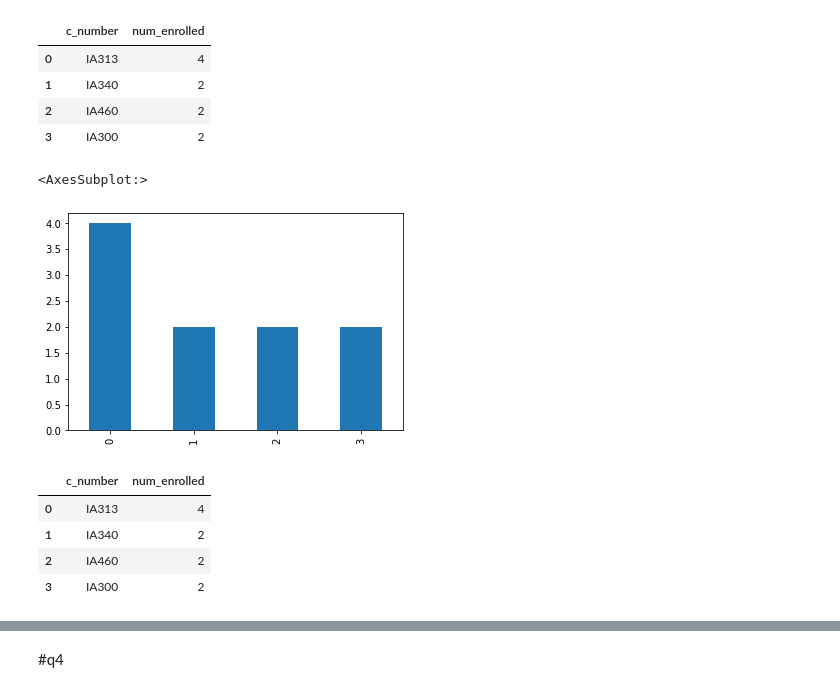
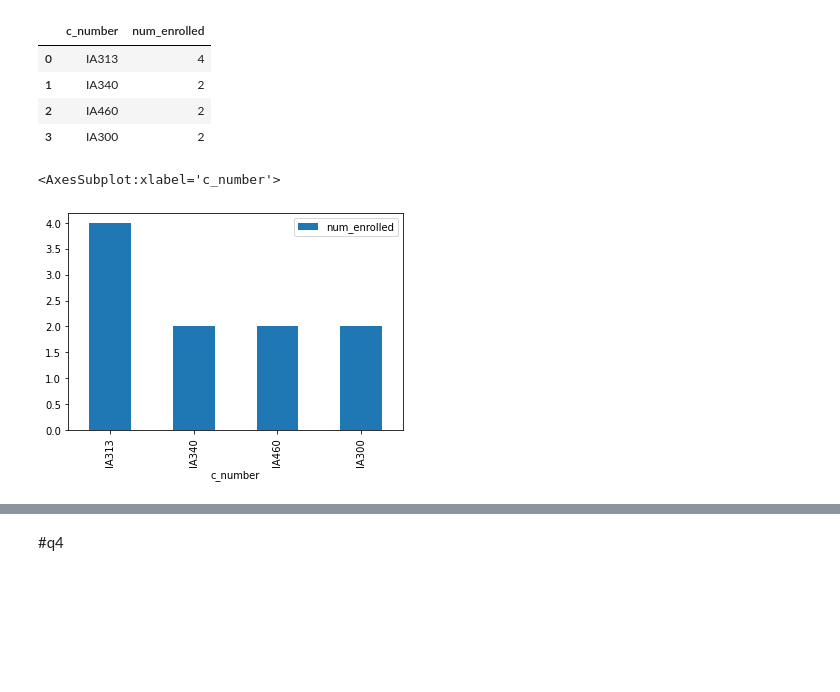
Before and after one commit to CameronWKerr/IA340, a Jupyter notebook: Lab4.ipynb, the cells around one changed output, grey strips where cells are left out. Drawn from its saved outputs; the diff is of its cells as text; code cells hidden in the pictures; blank space fills up the shorter version.

```diff
--- a/Lab4.ipynb
+++ b/Lab4.ipynb
@@ -76,7 +76,7 @@ df[:]
 | 2 | IA460 | 2 |
 | 3 | IA300 | 2 |
 # %%
-df.num_enrolled.plot.bar(x='c_number', y='num_enrolled')
+df.plot.bar(x='c_number', y='num_enrolled')
 # %% [output]
-<AxesSubplot:>
+<AxesSubplot:xlabel='c_number'>
-[figure, old version]
+[figure, new version]
@@ -92,9 +82,0 @@ q3_sql = """
-# %%
-df=pandas.read_sql_query(q3_sql,conn)
-df[:]
-# %% [output]
-|  | c_number | num_enrolled |
-| 0 | IA313 | 4 |
-| 1 | IA340 | 2 |
-| 2 | IA460 | 2 |
-| 3 | IA300 | 2 |
```
Also changed, not shown: parts of 6 cells of this notebook.
